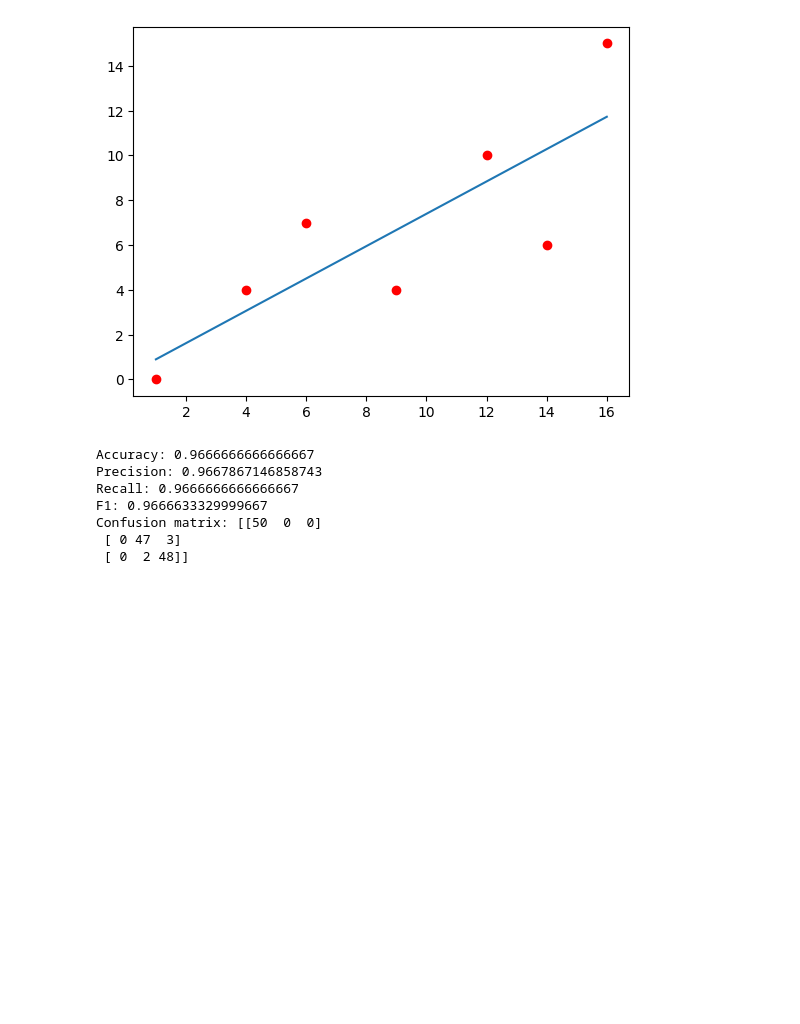
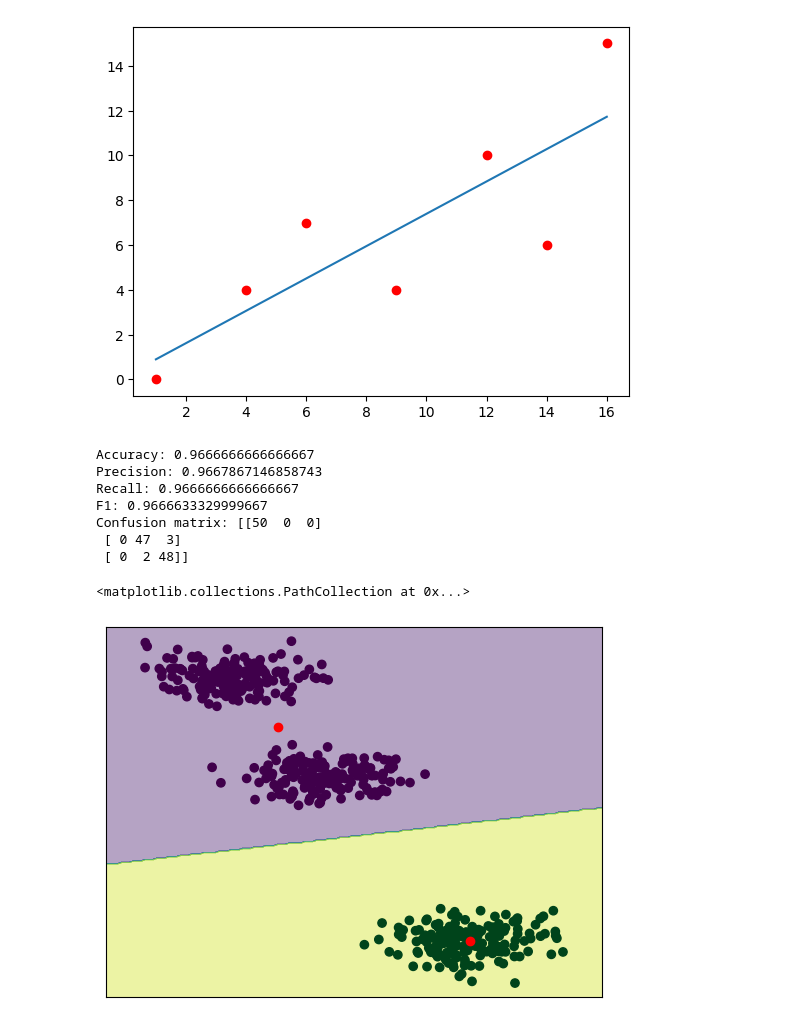
Before and after one commit to hotequil/computer-vision, a Jupyter notebook: app.ipynb, the cells around one changed output. Drawn from its saved outputs; the diff is of its cells as text; code cells hidden in the pictures; blank space fills up the shorter version.

Commit message:
feat: use fit_predict

```diff
--- a/app.ipynb
+++ b/app.ipynb
@@ -53,3 +53,27 @@ F1: 0.9666633329999667
 Confusion matrix: [[50  0  0]
  [ 0 47  3]
  [ 0  2 48]]
+# %%
+from sklearn.cluster import KMeans
+from sklearn.datasets import make_blobs
+import numpy as np
+import matplotlib.pyplot as plt
+
+%matplotlib inline
+
+x, y = make_blobs(n_samples=500)
+model = KMeans(n_clusters=2)
+predict_y = model.fit_predict(x)
+min_x, max_x = x[:, 0].min() - 1, x[:, 0].max() + 1
+min_y, max_y = x[:, 1].min() - 1, x[:, 1].max() + 1
+xx, yy = np.meshgrid(np.arange(min_x, max_x, 0.1), np.arange(min_y, max_y, 0.1))
+z = model.predict(np.c_[xx.ravel(), yy.ravel()])
+z = z.reshape(xx.shape)
+
+plt.contourf(xx, yy, z, alpha=0.4)
+plt.xticks([]), plt.yticks([])
+plt.scatter(x[:, 0], x[:, 1], c=predict_y, cmap="PRGn")
+plt.scatter(model.cluster_centers_[:, 0], model.cluster_centers_[:, 1], color="r")
+# %% [output]
+<matplotlib.collections.PathCollection at 0x...>
+[figure, added]
```
